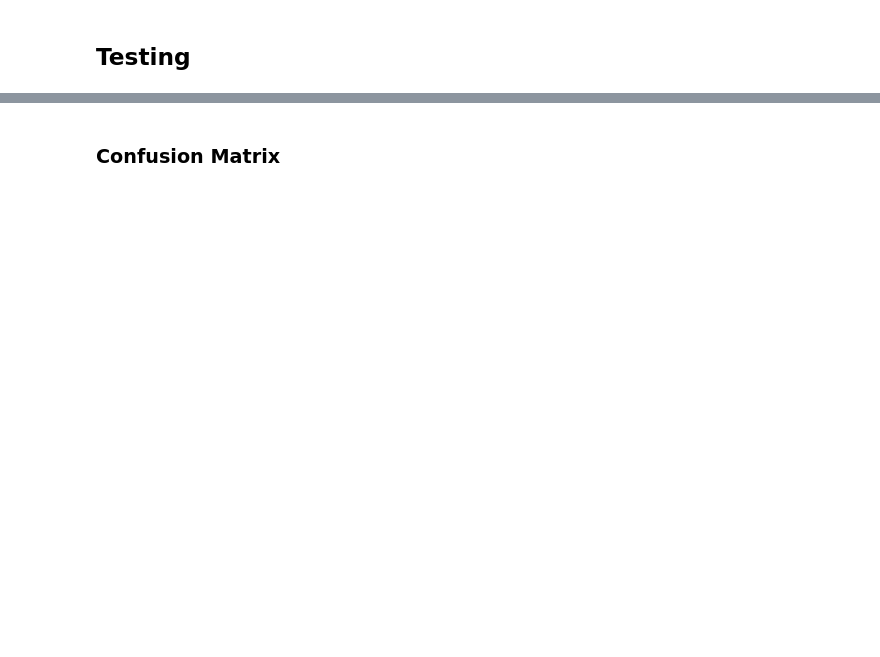
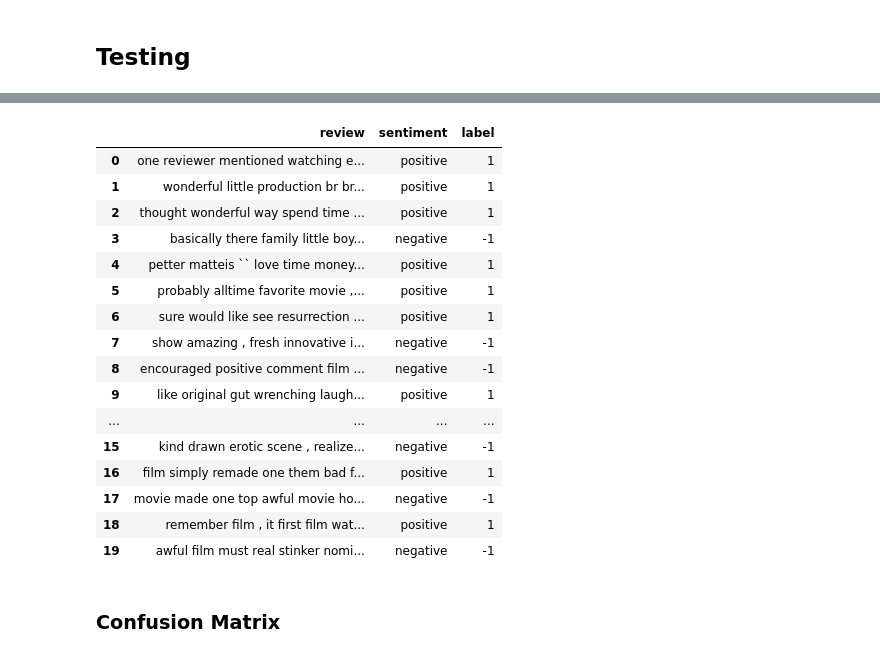
Before and after one commit to OziomaEunice/Sentiment_GPT, a Jupyter notebook: NaïveBayes_SentimentAnalysis.ipynb, the cells around one changed output, grey strips where cells are left out. Drawn from its saved outputs; the diff is of its cells as text; code cells hidden in the pictures; blank space fills up the shorter version.

```diff
--- a/NaïveBayes_SentimentAnalysis.ipynb
+++ b/NaïveBayes_SentimentAnalysis.ipynb
@@ -245,3 +429,23 @@ naive_bayes.fit(tfidf_train, label_train)
+# %%
+df2.head(20)
+# %% [output]
+|  | review | sentiment | label |
+| 0 | one reviewer mentioned watching e... | positive | 1 |
+| 1 | wonderful little production br br... | positive | 1 |
+| 2 | thought wonderful way spend time ... | positive | 1 |
+| 3 | basically there family little boy... | negative | -1 |
+| 4 | petter matteis `` love time money... | positive | 1 |
+| 5 | probably alltime favorite movie ,... | positive | 1 |
+| 6 | sure would like see resurrection ... | positive | 1 |
+| 7 | show amazing , fresh innovative i... | negative | -1 |
+| 8 | encouraged positive comment film ... | negative | -1 |
+| 9 | like original gut wrenching laugh... | positive | 1 |
+| ... | ... | ... | ... |
+| 15 | kind drawn erotic scene , realize... | negative | -1 |
+| 16 | film simply remade one them bad f... | positive | 1 |
+| 17 | movie made one top awful movie ho... | negative | -1 |
+| 18 | remember film , it first film wat... | positive | 1 |
+| 19 | awful film must real stinker nomi... | negative | -1 |
 # %% [markdown]
 ### **Confusion Matrix**
 # %%
```
Also changed, not shown: parts of 33 cells of this notebook.
